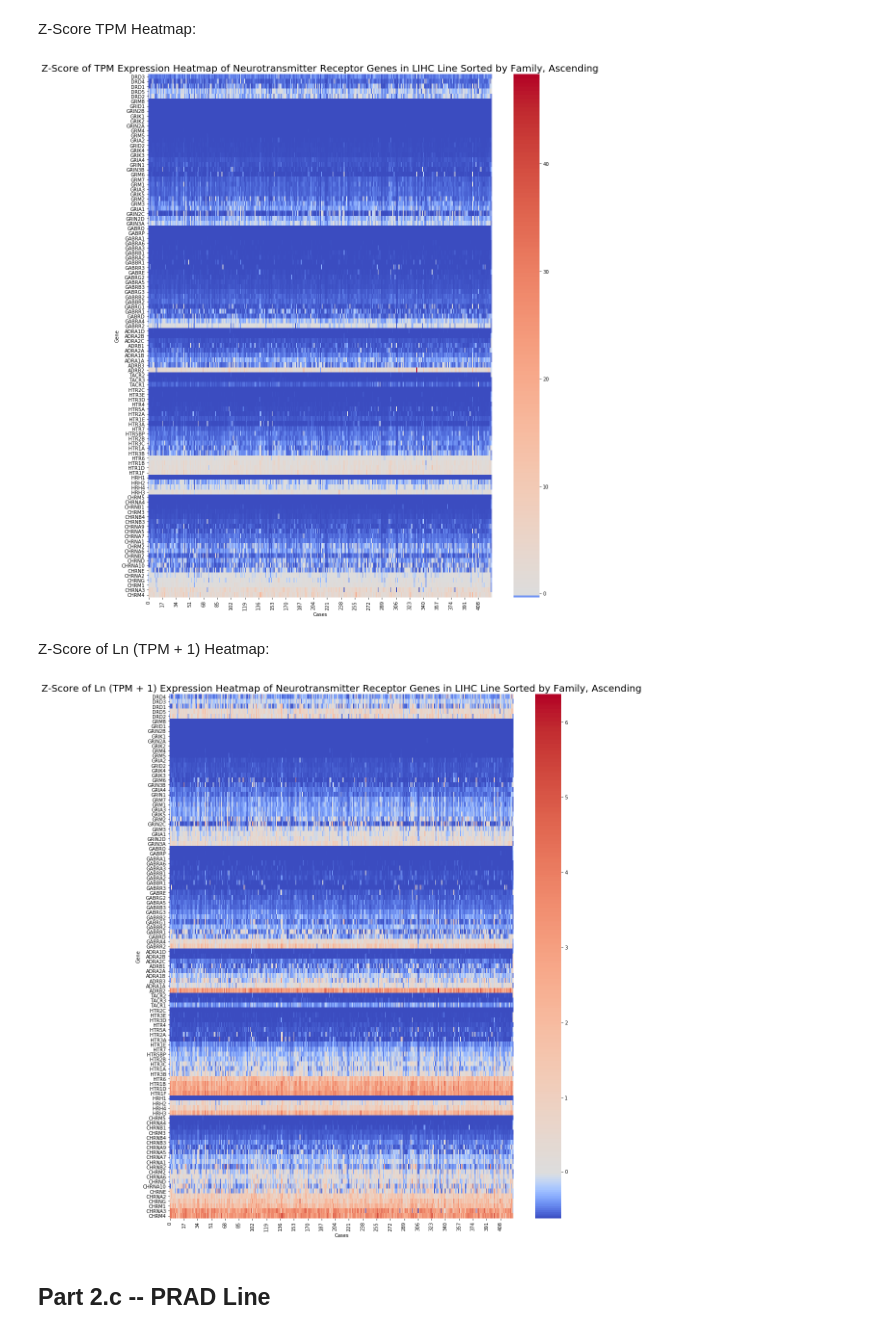
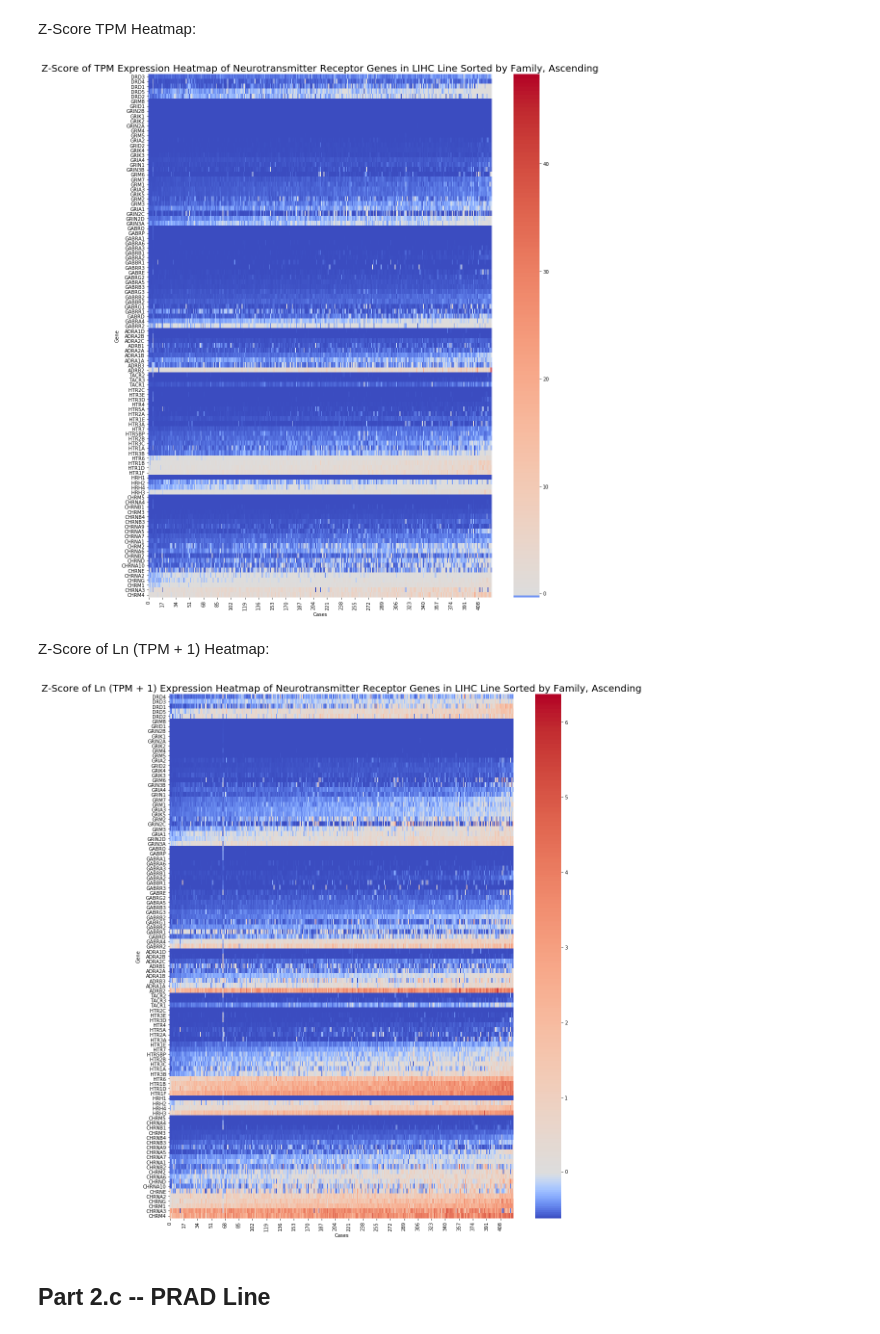
Before and after one commit to sophiaho/broad-work, a Jupyter notebook: cancer_cell_lines_data.ipynb, the cells around one changed output. Cells and saved outputs as stored; diff of their text form; code cells hidden in the pictures.

```diff
--- a/cancer_cell_lines_data.ipynb
+++ b/cancer_cell_lines_data.ipynb
@@ -150,7 +150,7 @@ Now we can generate heatmaps for each of the three cell lines. For each of the c
 # %% [markdown]
 I'm importing the functions written in cancer_expression_heatmap.
 # %%
-def draw_expression_log_heatmap(table, y_axis_list, log_type, title, compute_zscore, sort, cmap, width, height):
+def draw_expression_log_heatmap(table, y_axis_list, log_type, title, compute_zscore, sort, cmap, width, height, save):
     # the inital data table contains a column of gene names, and then the rest of the columns are expression values.
     # we get rid of the gene name column because otherwise we won't be able to plot it.
     htseq_count_values = table.drop('hgnc_symbol', axis=1)
@@ -176,6 +176,20 @@ def draw_expression_log_heatmap(table, y_axis_list, log_type, title, compute_zsc
         # so to condense code down and not have 1000 if statements, we can just set our original expression_grid
         # to expression_logged
         expression_logged = expression_grid
+
+    #boolean for if we want to sort the table by family of neurotransmitter genes
+    if sort:
+        # this part is kind of annoying. i had already written a sort_table function that takes in a pandas
+        # dataframe as the parameter, but here i have a numpy table
+        # instead of re-writing the numpy table, i just converted it back into a pandas dataframe, sent it to
+        # sort_table, and then converted it back all sorted
+        expression_logged_pandas = convert_numpy_to_pandas(expression_logged, rnaseq_columns[1:])
+        expression_logged_pandas_sorted = sort_table(expression_logged_pandas, htseq_count_values.columns.values[0] == 'Tumor')
+        # obviously if we change the order of the gene listings, we override the original y_axis_list parameter
+        # we passed into this function with the new sorted version
+        y_axis_list = expression_logged_pandas_sorted['hgnc_symbol'].tolist()
+        expression_logged = convert_pandas_to_numpy(expression_logged_pandas_sorted)
+
     # this is a boolean (true false) for if we want to compute the z score or not
     if compute_zscore:
         # here we're going to calculate the z-scores separately per column in the case that its a comparative map
@@ -190,19 +204,6 @@ def draw_expression_log_heatmap(table, y_axis_list, log_type, title, compute_zsc
         # the table output of the z_score function gets set as expression logged
         # every time you set a variable, it overrides the previous set
             expression_logged = z_score(expression_logged)
-
-    #boolean for if we want to sort the table by family of neurotransmitter genes
-    if sort:
-        # this part is kind of annoying. i had already written a sort_table function that takes in a pandas
-        # dataframe as the parameter, but here i have a numpy table
-        # instead of re-writing the numpy table, i just converted it back into a pandas dataframe, sent it to
-        # sort_table, and then converted it back all sorted
-        expression_logged_pandas = convert_numpy_to_pandas(expression_logged, rnaseq_columns[1:])
-        expression_logged_pandas_sorted = sort_table(expression_logged_pandas, compute_zscore)
-        # obviously if we change the order of the gene listings, we override the original y_axis_list parameter
-        # we passed into this function with the new sorted version
-        y_axis_list = expression_logged_pandas_sorted['hgnc_symbol'].tolist()
-        expression_logged = convert_pandas_to_numpy(expression_logged_pandas_sorted)
 
     # we use the seaborn library to plot the heatmap, give it the numpy table, and specify some other stuff
     if cmap=='coolwarm' or cmap=='bwr':
@@ -236,6 +237,10 @@ def draw_expression_log_heatmap(table, y_axis_list, log_type, title, compute_zsc
     # resizing the graph
     fig = plt.gcf()
     fig.set_size_inches(width, height)
+
+    if save:
+        file_path = 'output/' + title.replace(' ', '_') + '.svg'
+        plt.savefig(file_path, format='svg', dpi=1200)
 # %%
 from scipy import stats
 # %%
@@ -372,15 +377,15 @@ draw_expression_heatmap(lihc_tpm, lihc_tpm['hgnc_symbol'].tolist(), 'plasma', 'E
 # %% [markdown]
 Z-Score TPM Heatmap:
 # %%
-draw_expression_log_heatmap(lihc_tpm, lihc_tpm['hgnc_symbol'].tolist(), '', 'Z-Score of TPM Expression Heatmap of Neurotransmitter Receptor Genes in LIHC Line Sorted by Family, Ascending', True, True, 'coolwarm', 16, 20)
+draw_expression_log_heatmap(lihc_tpm, lihc_tpm['hgnc_symbol'].tolist(), '', 'Z-Score of TPM Expression Heatmap of Neurotransmitter Receptor Genes in LIHC Line Sorted by Family, Ascending', True, True, 'coolwarm', 16, 20, False)
 # %% [output]
-[figure, old version]
+[figure, new version]
 # %% [markdown]
 Z-Score of Ln (TPM + 1) Heatmap:
 # %%
-draw_expression_log_heatmap(lihc_tpm, lihc_tpm['hgnc_symbol'].tolist(), 'natural', 'Z-Score of Ln (TPM + 1) Expression Heatmap of Neurotransmitter Receptor Genes in LIHC Line Sorted by Family, Ascending', True, True, 'coolwarm', 16, 20)
+draw_expression_log_heatmap(lihc_tpm, lihc_tpm['hgnc_symbol'].tolist(), 'natural', 'Z-Score of Ln (TPM + 1) Expression Heatmap of Neurotransmitter Receptor Genes in LIHC Line Sorted by Family, Ascending', True, True, 'coolwarm', 16, 20, False)
 # %% [output]
-[figure, old version]
+[figure, new version]
 # %% [markdown]
 ## Part 2.c -- PRAD Line
 # %% [markdown]
```
Also changed, not shown: parts of 13 cells of this notebook, 5 other files.
